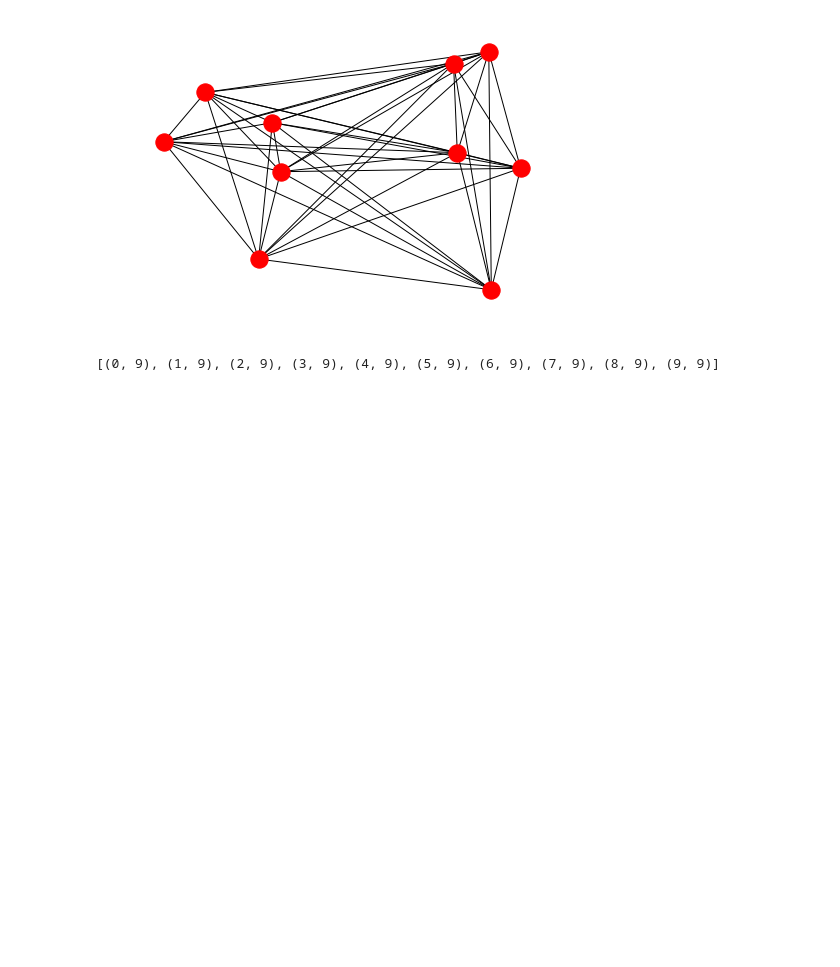
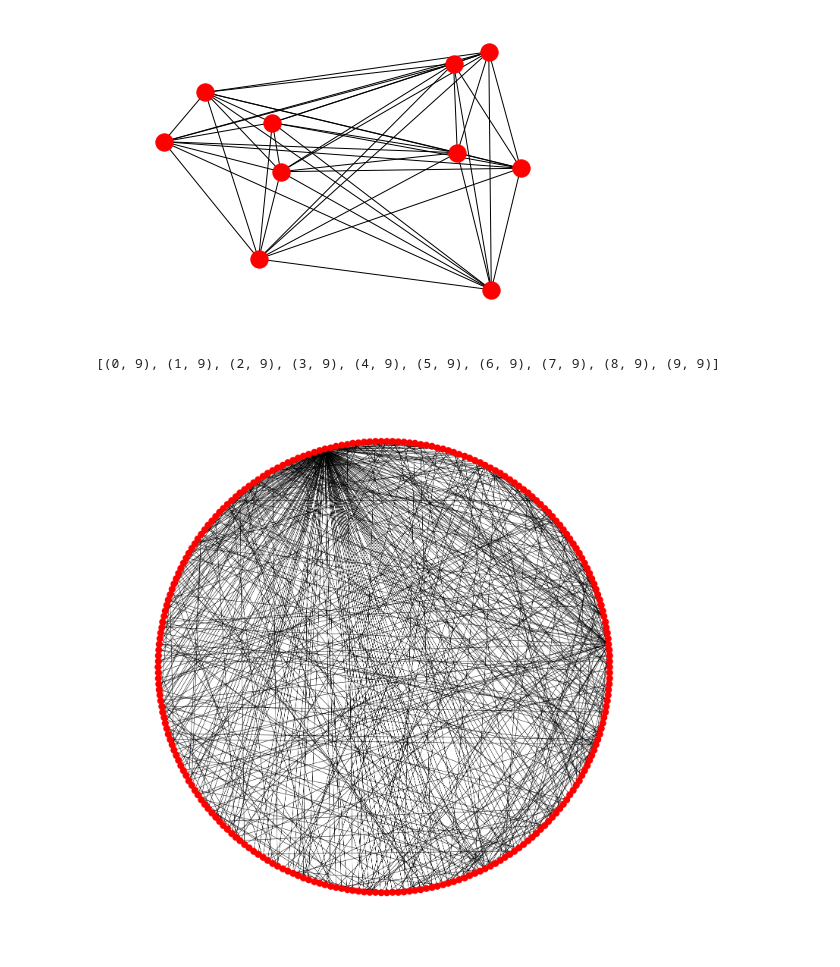
Before and after one commit to grzegorzborkowski/networkx-tutorial, a Jupyter notebook: NetworkX.ipynb, the cells around one changed output. Saved outputs shown, nothing was run; the diff lists cells and outputs as text; code cells hidden in the pictures; blank space fills up the shorter version.

Commit message:
Community graph generator

```diff
--- a/NetworkX.ipynb
+++ b/NetworkX.ipynb
@@ -67,0 +74,20 @@ print(full_graph_2.degree)
+# %%
+# Generowanie grafu ktory ma community:
+# https://networkx.github.io/documentation/stable/reference/algorithms/generated/networkx.algorithms.community.community_generators.LFR_benchmark_graph.html#networkx.algorithms.community.community_generators.LFR_benchmark_graph
+
+from networkx.algorithms.community import LFR_benchmark_graph
+from matplotlib.pyplot import figure
+
+n = 250
+tau1 = 3
+tau2 = 1.5
+mu = 0.1
+G = LFR_benchmark_graph(n, tau1, tau2, mu, average_degree=5, min_community=20,
+                        seed=10)
+communities = {frozenset(G.nodes[v]['community']) for v in G}
+figure(figsize=(20,20))
+nx.draw(G, pos=nx.circular_layout(G))
+
+plt.show()
+# %% [output]
+[figure, added]
```
Also changed, not shown: parts of 2 cells of this notebook.
